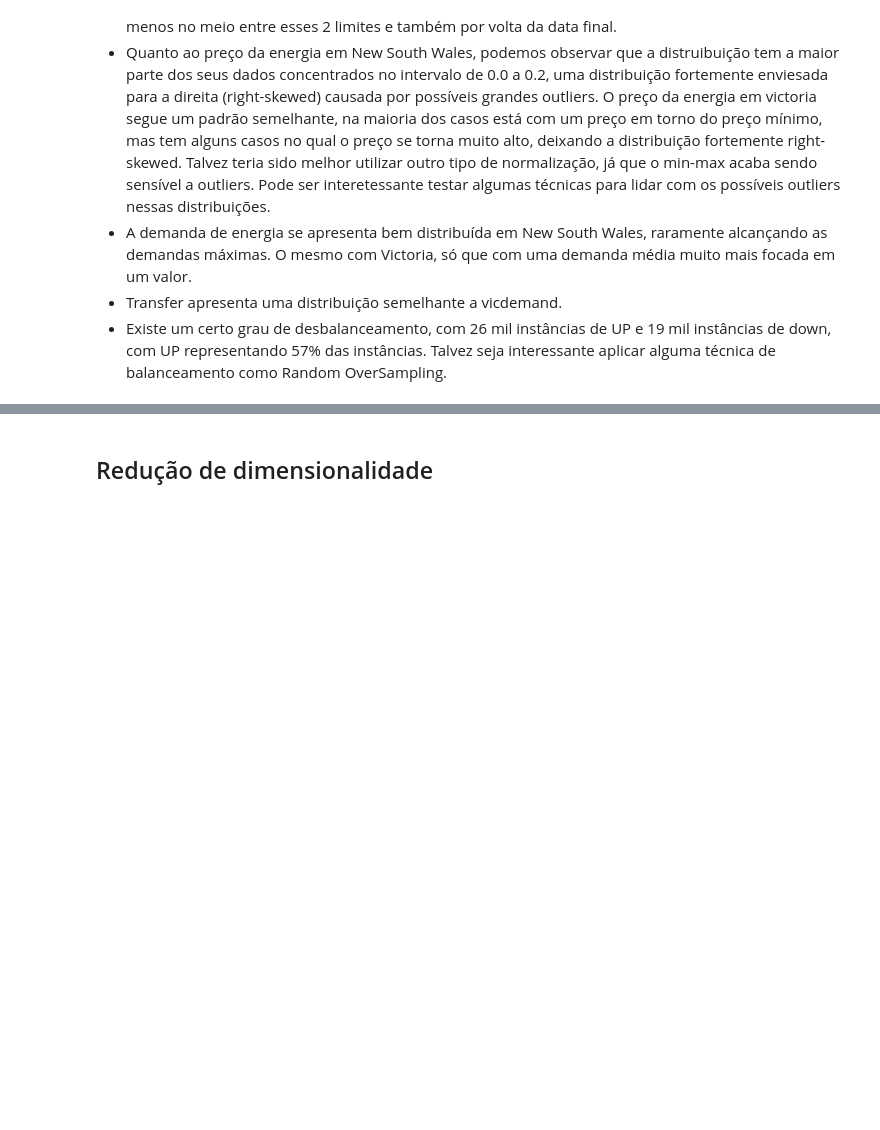
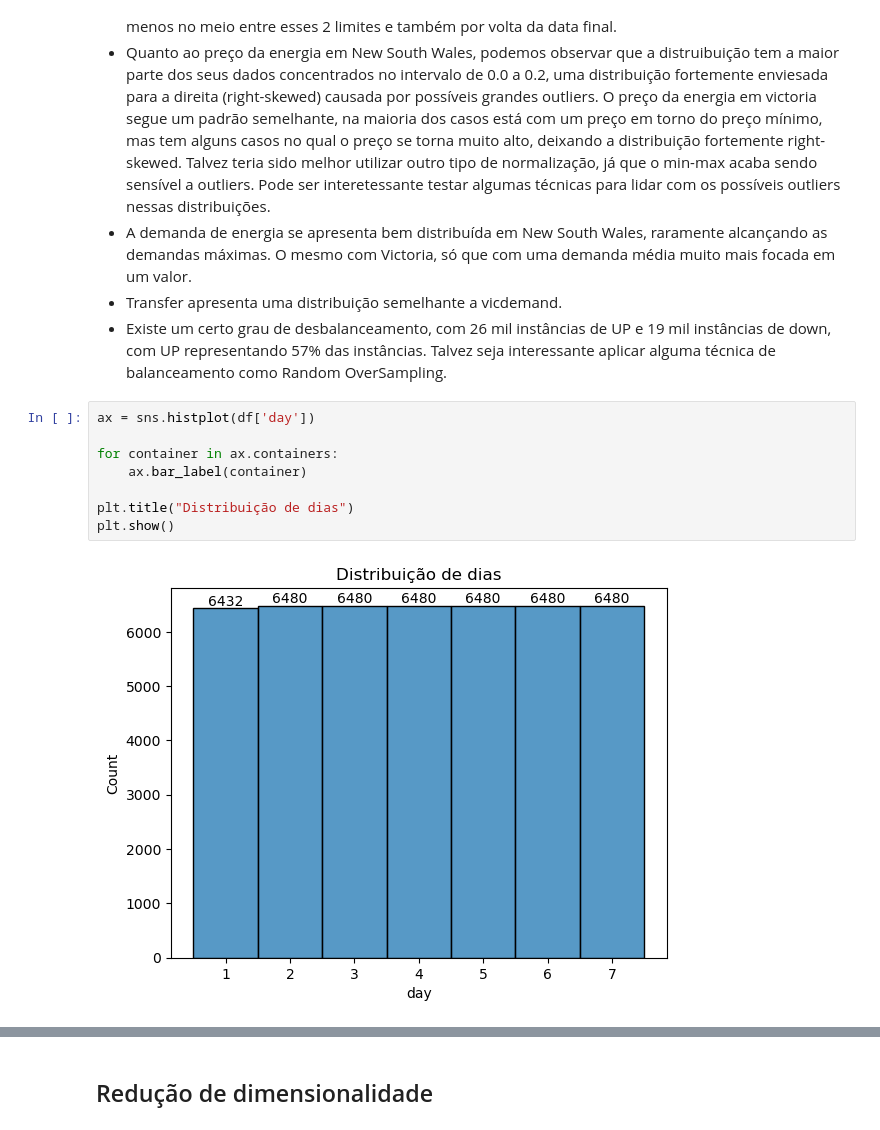
Before and after one commit to FrederickAlmeida/electricity-classification, a Jupyter notebook: eda.ipynb, the cells around one changed output, grey strips where cells are left out. Drawn from its saved outputs; the diff is of its cells as text; blank space fills up the shorter version.

```diff
--- a/eda_fred.ipynb
+++ b/eda.ipynb
@@ -143,3 +143,13 @@ A normalização dos dados desde o começo torna difícil interpretar suas distr
 - A demanda de energia se apresenta bem distribuída em New South Wales, raramente alcançando as demandas máximas. O mesmo com Victoria, só que com uma demanda média muito mais focada em um valor.
 - Transfer apresenta uma distribuição semelhante a vicdemand.
 - Existe um certo grau de desbalanceamento, com 26 mil instâncias de UP e 19 mil instâncias de down, com UP representando 57% das instâncias. Talvez seja interessante aplicar alguma técnica de balanceamento como Random OverSampling.
+# %%
+ax = sns.histplot(df['day'])
+
+for container in ax.containers:
+    ax.bar_label(container)
+
+plt.title("Distribuição de dias")
+plt.show()
+# %% [output]
+[figure, added]
```
Also changed, not shown: parts of 14 cells of this notebook, 1 other file.
